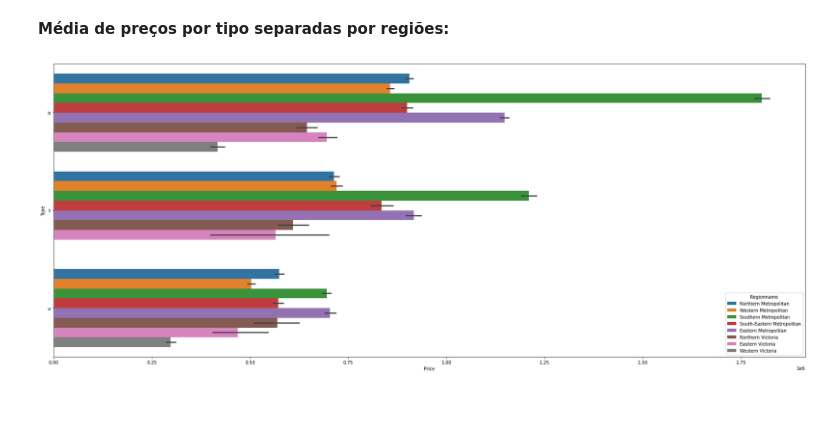
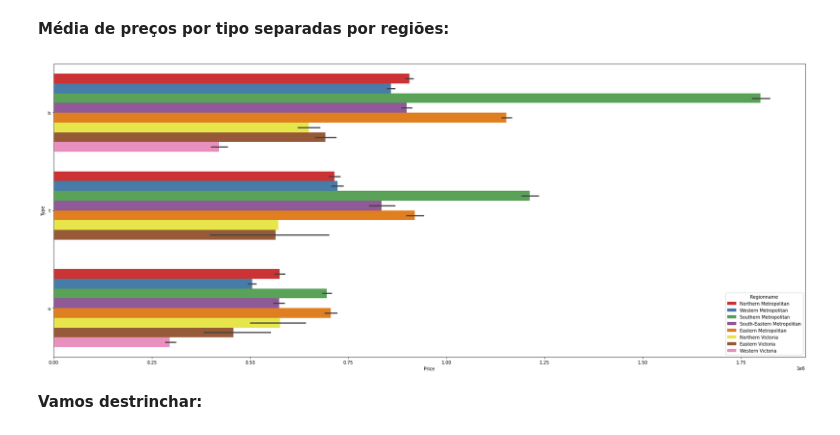
Before and after one commit to fabiobarreto-ds/data-analysis, a Jupyter notebook: 04_melbourne_housing_EDA.ipynb, the cells around one changed output. Cells and saved outputs as stored; diff of their text form; code cells hidden in the pictures; blank space fills up the shorter version.

```diff
--- a/04_melbourne_housing_EDA.ipynb
+++ b/04_melbourne_housing_EDA.ipynb
@@ -449,6 +472,8 @@ sns.barplot(data=df, x="Type", y="Price");
 **Média de preços por tipo separadas por regiões:**
 # %%
 plt.figure(figsize=(30,12))
-sns.barplot(data=df, y="Type", x="Price", hue="Regionname");
+sns.barplot(data=df, y="Type", x="Price", hue="Regionname", palette="Set1");
 # %% [output]
-[figure, old version]
+[figure, new version]
+# %% [markdown]
+**Vamos destrinchar:**
```
Also changed, not shown: parts of 63 cells of this notebook, 1 other file.
